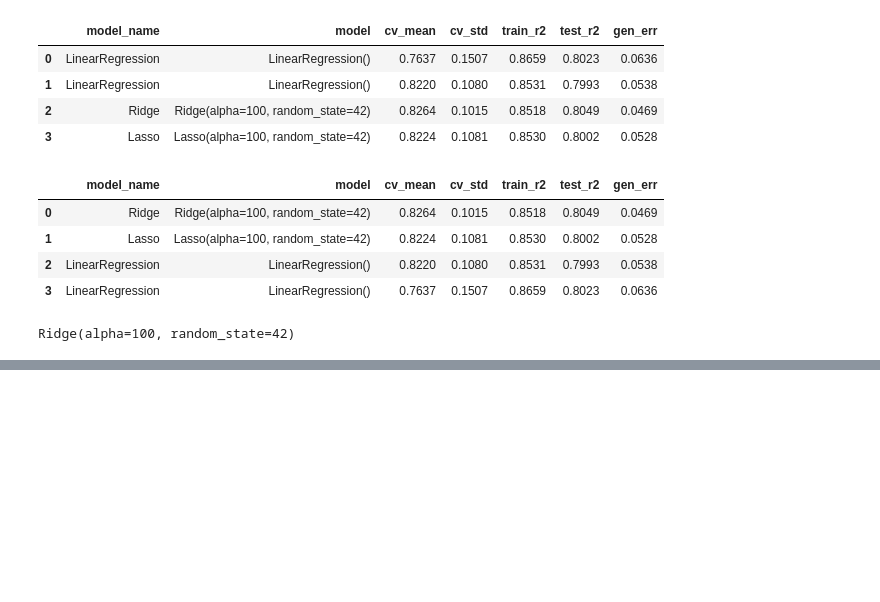
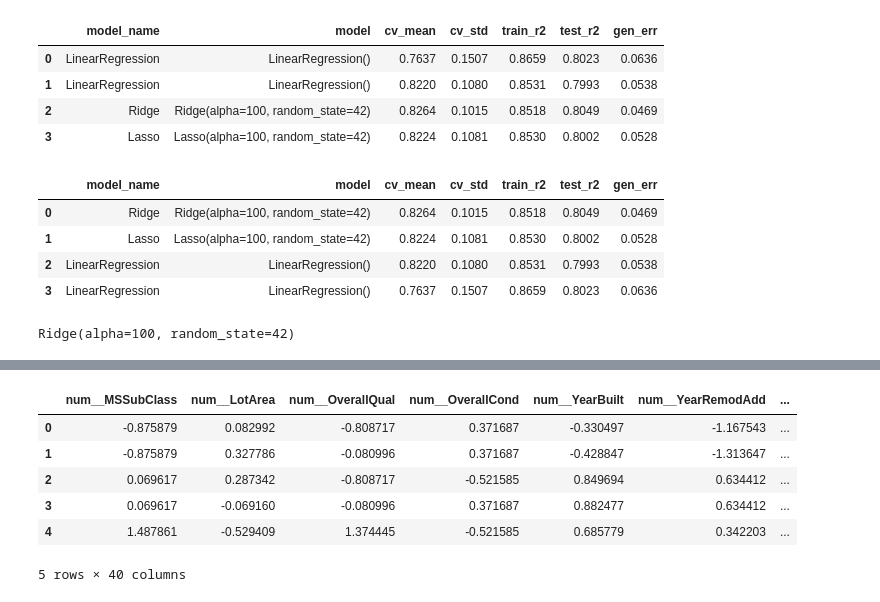
Before and after one commit to bhupendrabauskar1204/machine_learning, a Jupyter notebook: 07_Regression_Project/project.ipynb, the cells around one changed output, grey strips where cells are left out. Drawn from its saved outputs; the diff is of its cells as text; code cells hidden in the pictures; blank space fills up the shorter version.

```diff
--- a/07_Regression_Project/project.ipynb
+++ b/07_Regression_Project/project.ipynb
@@ -573,0 +663,11 @@ sort_df.to_csv("evaluation.csv", index=False)
+# %%
+xnew_pre_sel = sel.transform(xnew_pre)
+xnew_pre_sel.head()
+# %% [output]
+|  | num__MSSubClass | num__LotArea | num__OverallQual | num__OverallCond | num__YearBuilt | num__YearRemodAdd | ... |
+| 0 | -0.875879 | 0.082992 | -0.808717 | 0.371687 | -0.330497 | -1.167543 | ... |
+| 1 | -0.875879 | 0.327786 | -0.080996 | 0.371687 | -0.428847 | -1.313647 | ... |
+| 2 | 0.069617 | 0.287342 | -0.808717 | -0.521585 | 0.849694 | 0.634412 | ... |
+| 3 | 0.069617 | -0.069160 | -0.080996 | 0.371687 | 0.882477 | 0.634412 | ... |
+| 4 | 1.487861 | -0.529409 | 1.374445 | -0.521585 | 0.685779 | 0.342203 | ... |
+5 rows × 40 columns
```
Also changed, not shown: parts of 25 cells of this notebook, 4 other files.
